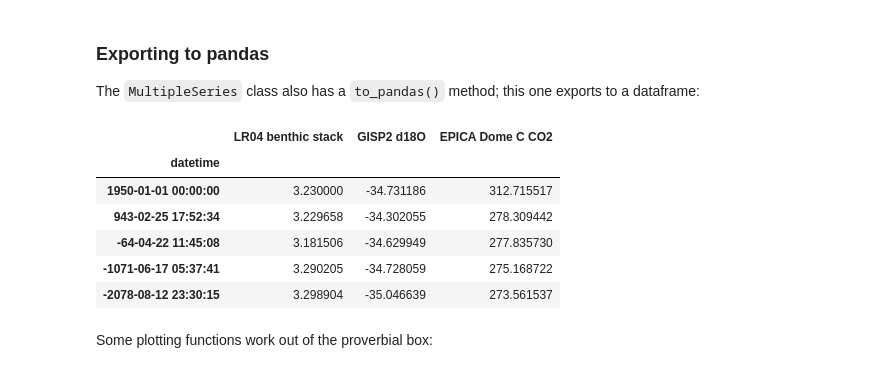
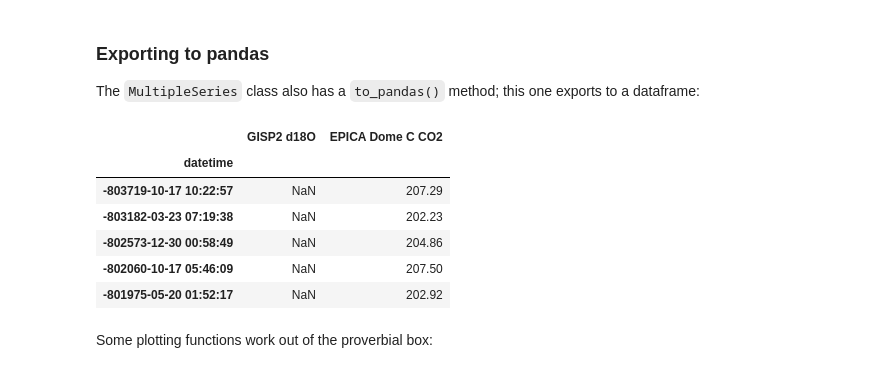
Before and after one commit to LinkedEarth/paleoPandas, a Jupyter notebook: notebooks/Paleopandas Playground.ipynb, the cells around one changed output. Saved outputs shown, nothing was run; the diff lists cells and outputs as text; code cells hidden in the pictures.

```diff
--- a/notebooks/Paleopandas Playground.ipynb
+++ b/notebooks/Paleopandas Playground.ipynb
@@ -27,3 +26,0 @@ pyleo.utils.available_dataset_names()
-# %%
-ts = pyleo.utils.load_dataset('SOI')
-ts.plot(invert_yaxis=True)
@@ -408,13 +427,13 @@ print([ts.label for ts in ms3.series_list])
 
 The `MultipleSeries` class also has a `to_pandas()` method; this one exports to a dataframe:
 # %%
-df = ms3.to_pandas()
+df = ms3.to_pandas(use_common_time=False)
 df.head()
 # %% [output]
-|  | LR04 benthic stack | GISP2 d18O | EPICA Dome C CO2 |
-| datetime |  |  |  |
-| 1950-01-01 00:00:00 | 3.230000 | -34.731186 | 312.715517 |
-| 943-02-25 17:52:34 | 3.229658 | -34.302055 | 278.309442 |
-| -64-04-22 11:45:08 | 3.181506 | -34.629949 | 277.835730 |
-| -1071-06-17 05:37:41 | 3.290205 | -34.728059 | 275.168722 |
-| -2078-08-12 23:30:15 | 3.298904 | -35.046639 | 273.561537 |
+|  | GISP2 d18O | EPICA Dome C CO2 |
+| datetime |  |  |
+| -803719-10-17 10:22:57 | NaN | 207.29 |
+| -803182-03-23 07:19:38 | NaN | 202.23 |
+| -802573-12-30 00:58:49 | NaN | 204.86 |
+| -802060-10-17 05:46:09 | NaN | 207.50 |
+| -801975-05-20 01:52:17 | NaN | 202.92 |
```
Also changed, not shown: parts of 8 cells of this notebook, 1 other file.
